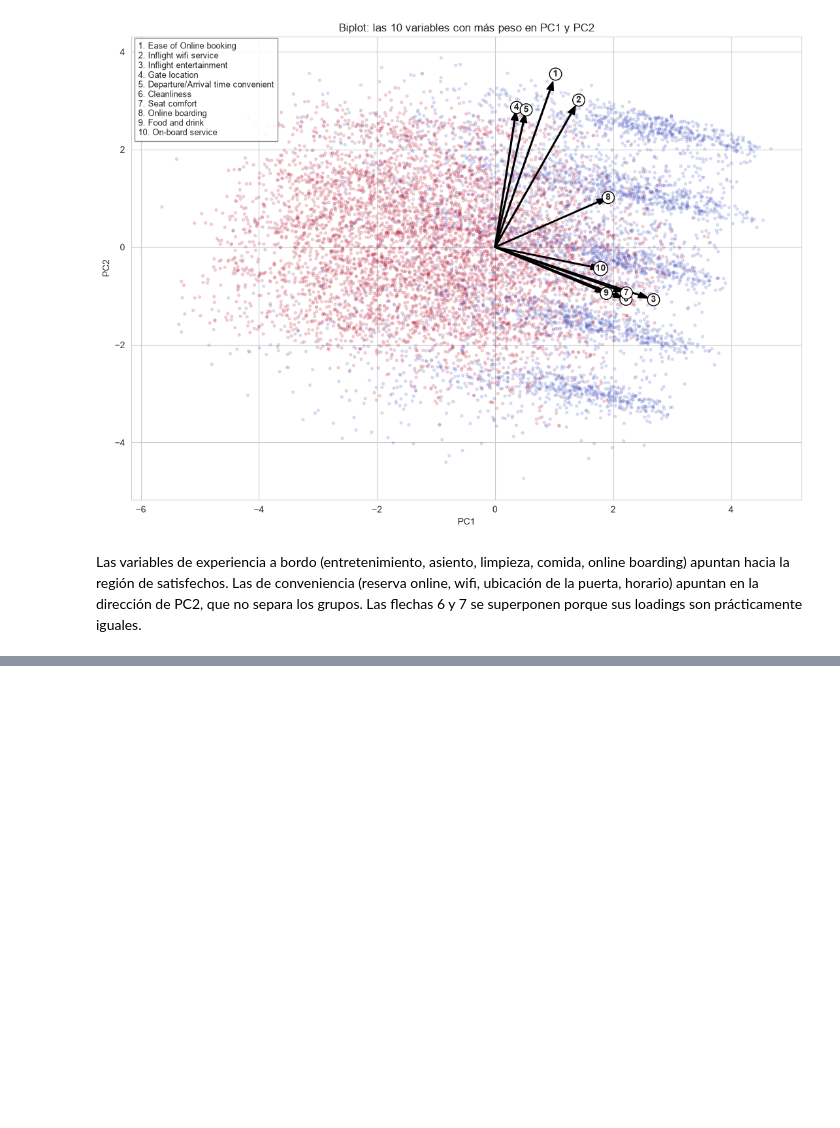
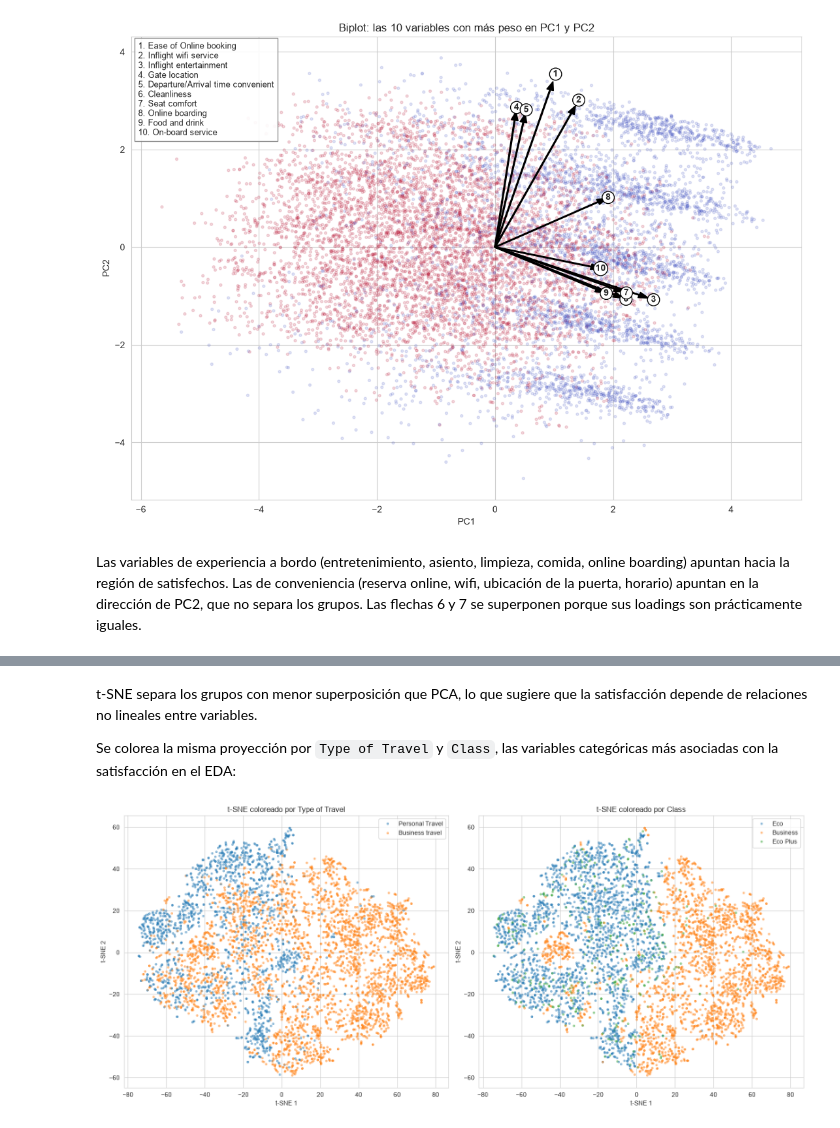
Before and after one commit to isabelhoyos287560/entrega2-analisis-de-datos, a Jupyter notebook: 03_preprocesamiento.ipynb, the cells around one changed output, grey strips where cells are left out. Saved outputs shown, nothing was run; the diff lists cells and outputs as text; code cells hidden in the pictures; blank space fills up the shorter version.

```diff
--- a/03_preprocesamiento.ipynb
+++ b/03_preprocesamiento.ipynb
@@ -394,0 +435,16 @@ Las flechas 6 y 7 se superponen porque sus loadings son prácticamente iguales.
+# %% [markdown]
+t-SNE separa los grupos con menor superposición que PCA, lo que sugiere que la satisfacción depende de relaciones no lineales entre variables.
+
+Se colorea la misma proyección por `Type of Travel` y `Class`, las variables categóricas más asociadas con la satisfacción en el EDA:
+# %%
+fig, axes = plt.subplots(1, 2, figsize=(16, 7))
+for ax, col in zip(axes, ['Type of Travel', 'Class']):
+    sns.scatterplot(x=X_tsne[:, 0], y=X_tsne[:, 1], hue=X.loc[X_muestra.index, col].values,
+                    alpha=0.5, s=12, edgecolor=None, ax=ax)
+    ax.set_title(f't-SNE coloreado por {col}')
+    ax.set_xlabel('t-SNE 1')
+    ax.set_ylabel('t-SNE 2')
+plt.tight_layout()
+plt.show()
+# %% [output]
+[figure, added]
```
Also changed, not shown: parts of 7 cells of this notebook.
